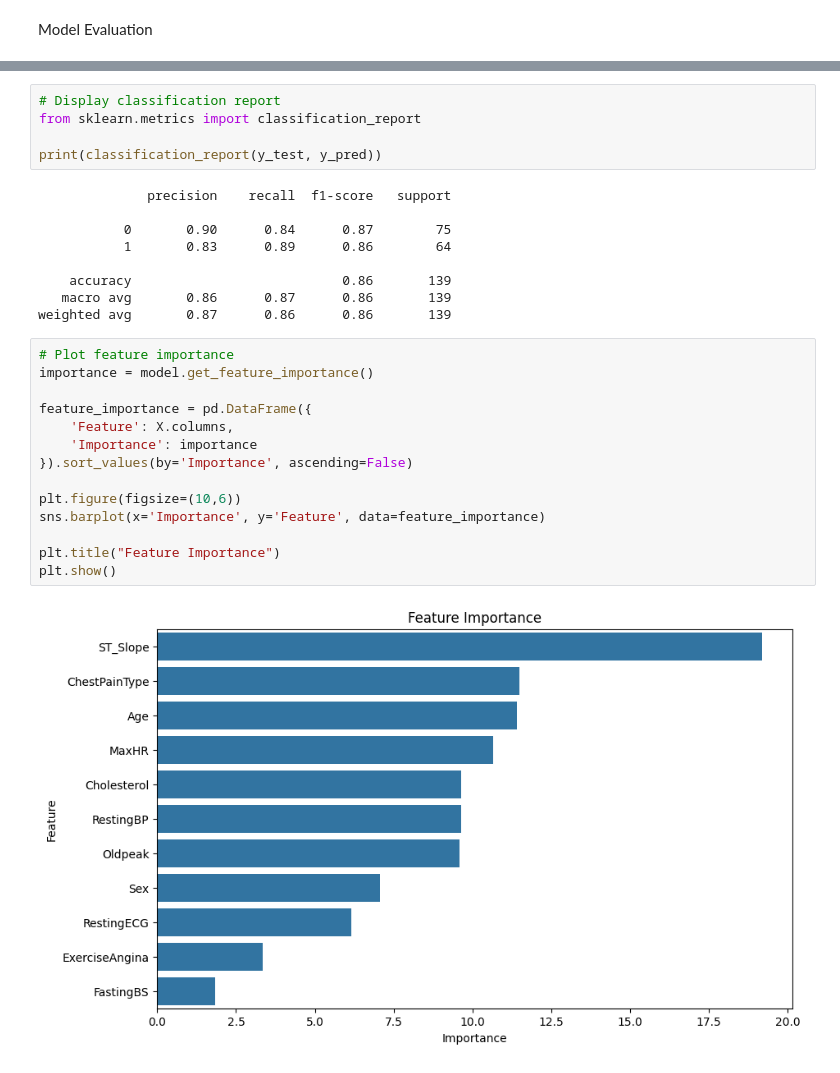
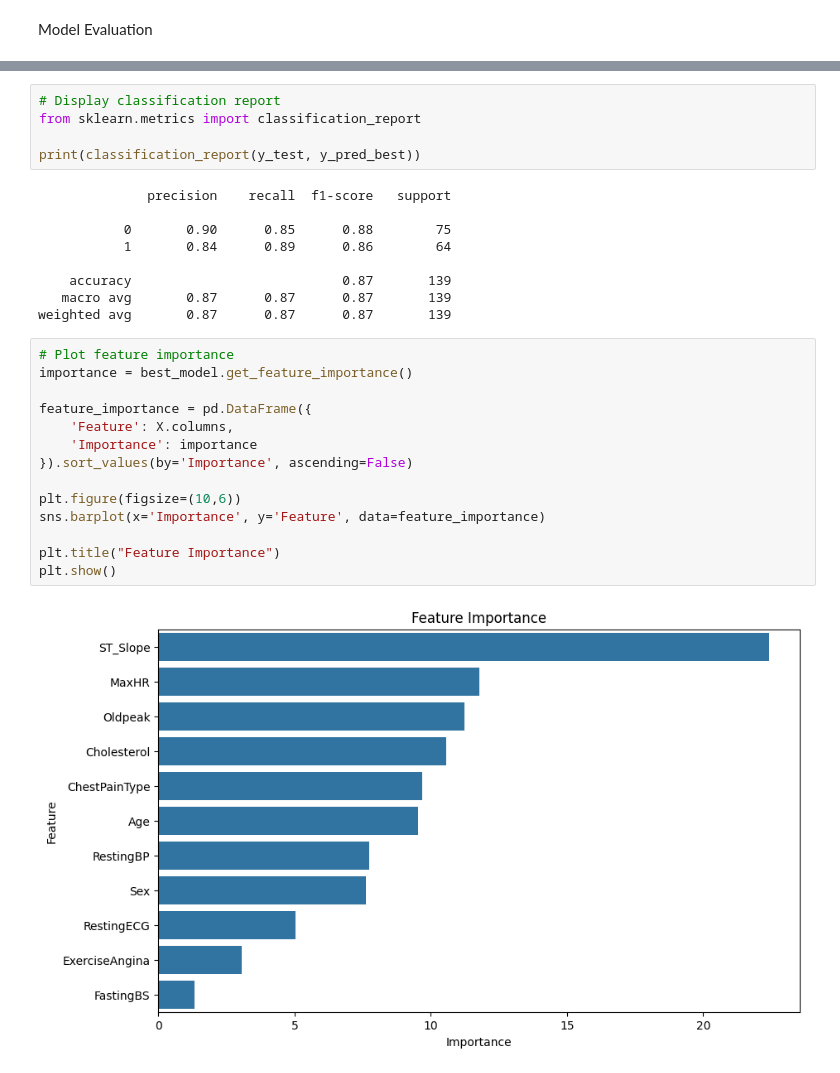
Before and after one commit to Maleewij65/heart-disease-prediction-ML_Assignment, a Jupyter notebook: IT22339324_Catboost.ipynb, the cells around one changed output, grey strips where cells are left out. Drawn from its saved outputs; the diff is of its cells as text.

```diff
--- a/IT22339324_Catboost.ipynb
+++ b/IT22339324_Catboost.ipynb
@@ -338,32 +370,32 @@ plt.show()
 # Display classification report
 from sklearn.metrics import classification_report
 
-print(classification_report(y_test, y_pred))
+print(classification_report(y_test, y_pred_best))
 # %% [output]
               precision    recall  f1-score   support
 
-           0       0.90      0.84      0.87        75
-           1       0.83      0.89      0.86        64
+           0       0.90      0.85      0.88        75
+           1       0.84      0.89      0.86        64
 
-    accuracy                           0.86       139
-   macro avg       0.86      0.87      0.86       139
-weighted avg       0.87      0.86      0.86       139
+    accuracy                           0.87       139
+   macro avg       0.87      0.87      0.87       139
+weighted avg       0.87      0.87      0.87       139
 # %%
 # Plot feature importance
-importance = model.get_feature_importance()
+importance = best_model.get_feature_importance()
 
 feature_importance = pd.DataFrame({
     'Feature': X.columns,
     'Importance': importance
 }).sort_values(by='Importance', ascending=False)
 
 plt.figure(figsize=(10,6))
 sns.barplot(x='Importance', y='Feature', data=feature_importance)
 
 plt.title("Feature Importance")
 plt.show()
 # %% [output]
-[figure, old version]
+[figure, new version]
 # %%
 # Perform cross-validation to evaluate model stability
 from sklearn.model_selection import cross_val_score
```
Also changed, not shown: parts of 15 cells of this notebook.
